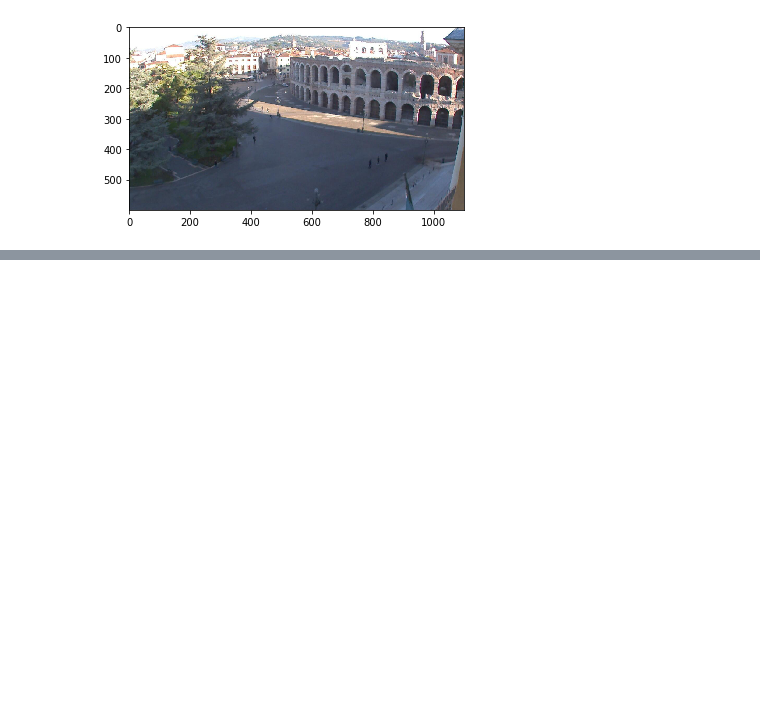
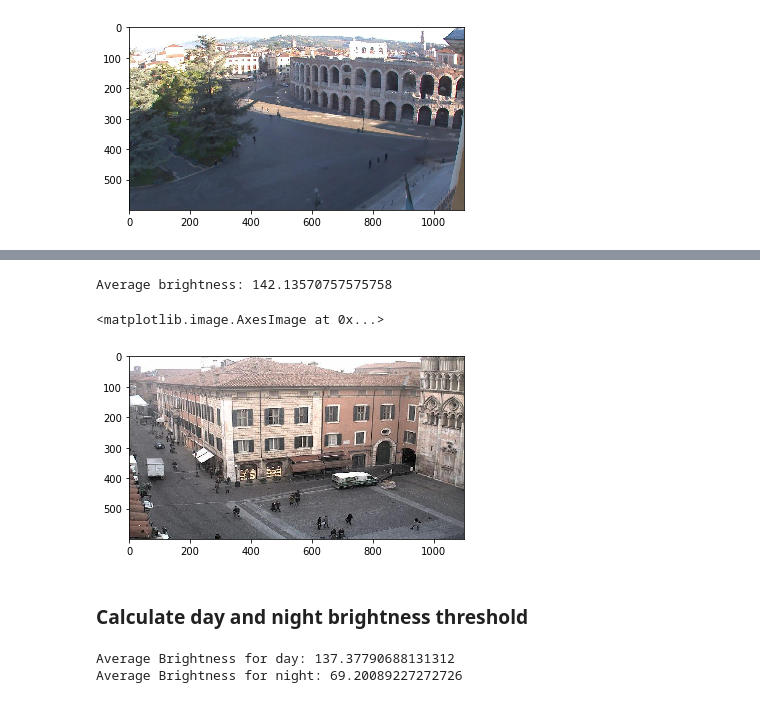
Before and after one commit to GZHOUW/Intro-to-Self-Driving-Cars, a Jupyter notebook: Computer Vision/Image Processing/Day and Night Classifier/day_night_classifier.ipynb, the cells around one changed output, grey strips where cells are left out. Cells and saved outputs as stored; diff of their text form; code cells hidden in the pictures; blank space fills up the shorter version.

```diff
--- a/Computer Vision/Image Processing/Day and Night Classifier/day_night_classifier.ipynb
+++ b/Computer Vision/Image Processing/Day and Night Classifier/day_night_classifier.ipynb
@@ -137,0 +181,46 @@ Label [1 = day, 0 = night]: 1
+# %%
+# Find the average Value or brightness of an image
+def avg_brightness(rgb_image):
+
+    # Convert image to HSV
+    hsv = cv2.cvtColor(rgb_image, cv2.COLOR_RGB2HSV)
+
+    # Add up all the pixel values in the V channel
+    sum_brightness = np.sum(hsv[:,:,2])
+
+    ## Calculate the average brightness
+    area = rgb_image.shape[0] * rgb_image.shape[1]
+    avg = sum_brightness / area
+
+    return avg
+# %%
+# Testing average brightness levels
+image_num = 119
+test_im = STANDARDIZED_LIST[image_num][0]
+
+avg = avg_brightness(test_im)
+print('Average brightness: ' + str(avg))
+plt.imshow(test_im)
+# %% [output]
+Average brightness: 142.13570757575758
+<matplotlib.image.AxesImage at 0x...>
+[figure, added]
+# %% [markdown]
+### Calculate day and night brightness threshold
+# %%
+# Day
+s_day = 0
+for i in range(120):
+    avg = avg_brightness(STANDARDIZED_LIST[i][0])
+    s_day += avg
+print("Average Brightness for day:", s_day/120)
+
+# Night
+s_night = 0
+for i in range(120, 240):
+    avg = avg_brightness(STANDARDIZED_LIST[i][0])
+    s_night += avg
+print("Average Brightness for night:", s_night/120)
+# %% [output]
+Average Brightness for day: 137.37790688131312
+Average Brightness for night: 69.20089227272726
```
Also changed, not shown: parts of 13 cells of this notebook.
